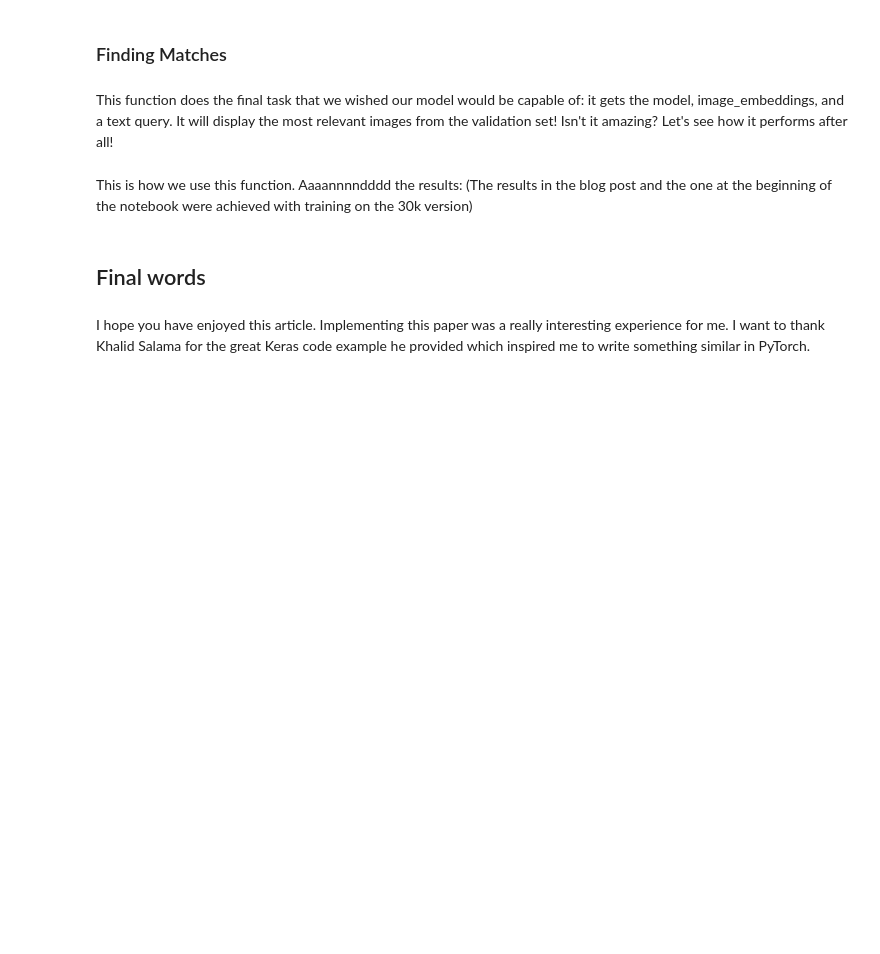
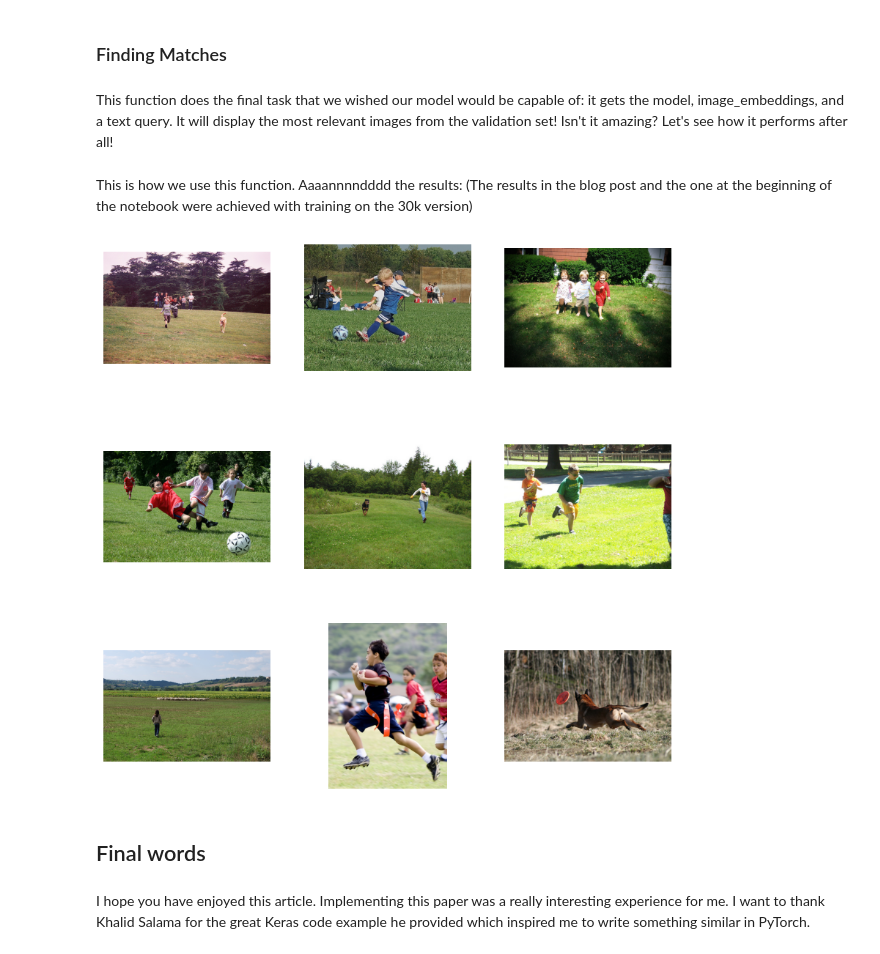
Before and after one commit to TAMIDSpiyalong/Advanced-Concepts-in-Machine-Learning-for-Energy, a Jupyter notebook: Lecture5_OpenAI_CLIP_simple_implementation.ipynb, the cells around one changed output. Cells and saved outputs as stored; diff of their text form; code cells hidden in the pictures; blank space fills up the shorter version.

```diff
--- a/Lecture5_OpenAI_CLIP_simple_implementation.ipynb
+++ b/Lecture5_OpenAI_CLIP_simple_implementation.ipynb
@@ -597,9 +603,11 @@ This is how we use this function. Aaaannnndddd the results:
 # %%
 find_matches(model,
              image_embeddings,
-             query="dogs on the grass",
+             query="kids on the grass",
              image_filenames=valid_df['image'].values,
              n=9)
+# %% [output]
+[figure, added]
 # %% [markdown]
 ## Final words
 # %% [markdown]
```
Also changed, not shown: parts of 2 cells of this notebook.
